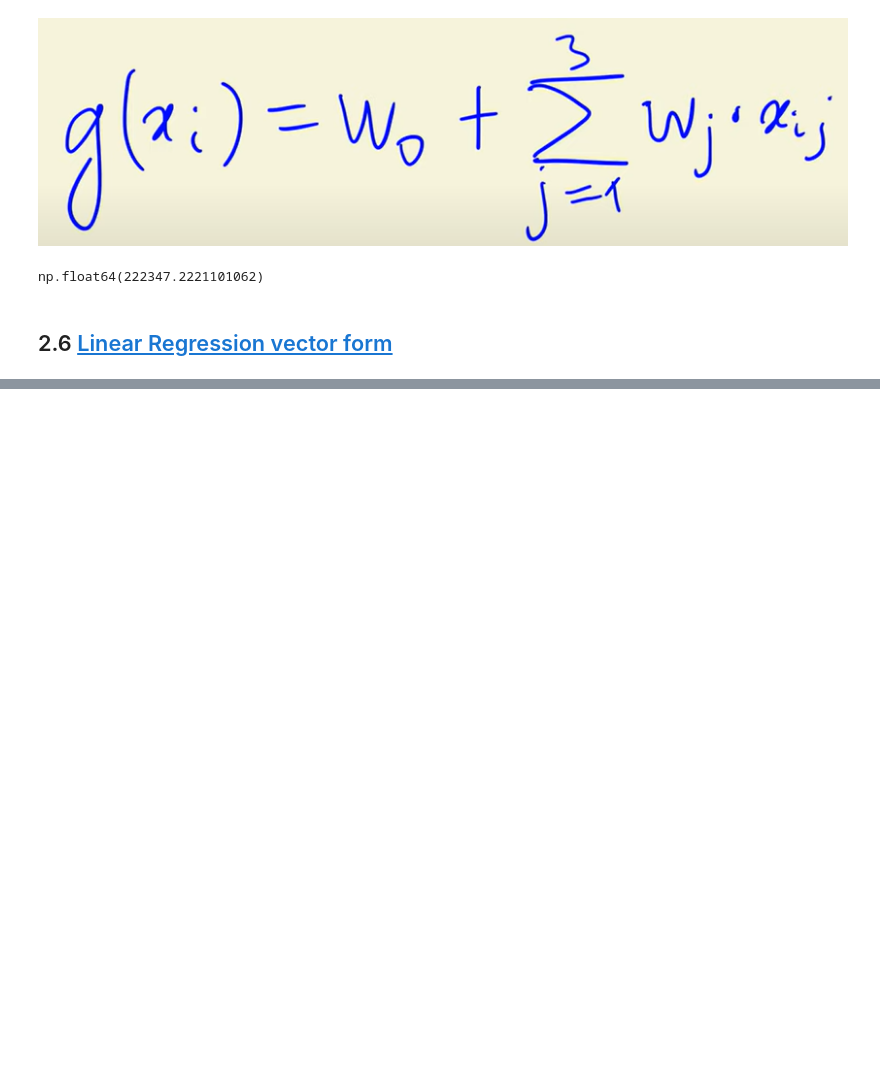
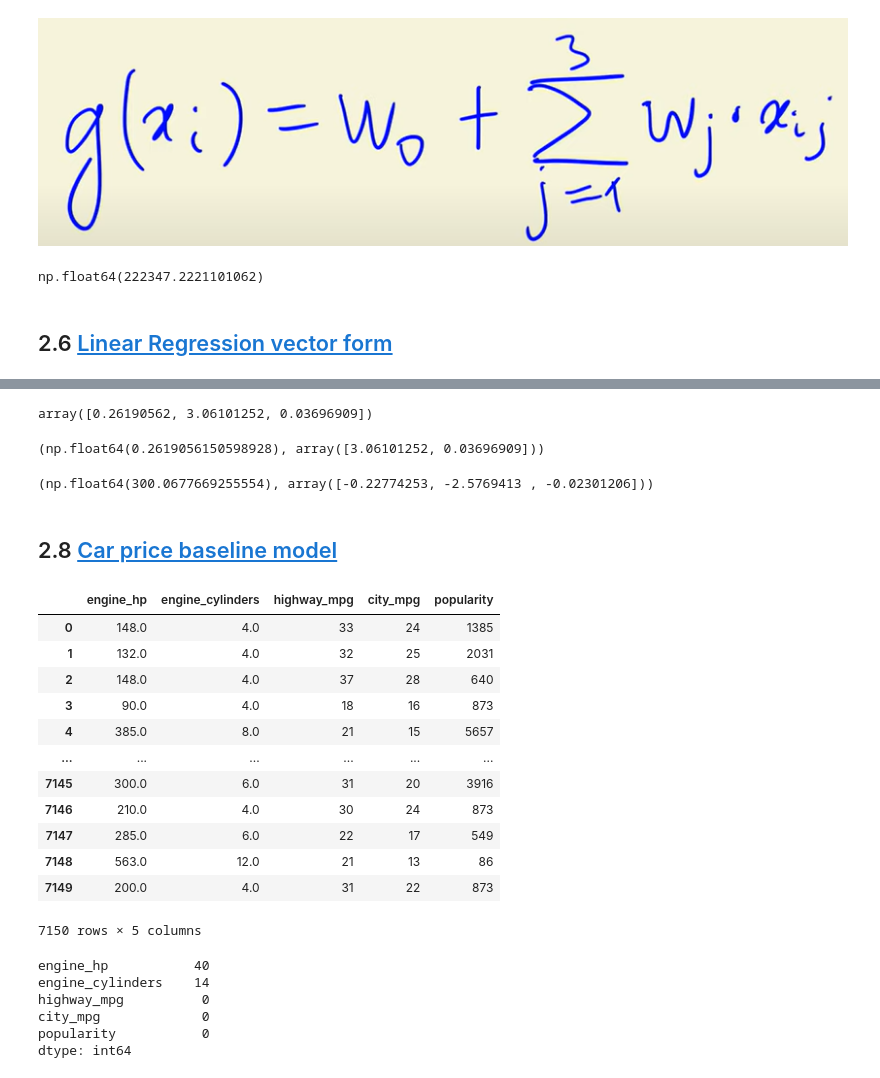
Before and after one commit to MarcioConstancio/ML_Zoomcamp_2025, a Jupyter notebook: Module02/Module02.ipynb, the cells around one changed output, grey strips where cells are left out. Drawn from its saved outputs; the diff is of its cells as text; code cells hidden in the pictures; blank space fills up the shorter version.

```diff
--- a/Module02/Module02.ipynb
+++ b/Module02/Module02.ipynb
@@ -310,0 +385,12 @@ np.float64(222347.2221101062)
+# %%
+w_full = XTX_inv.dot(X.T).dot(y)
+w_full
+# %% [output]
+array([0.26190562, 3.06101252, 0.03696909])
+# %%
+w0 = w_full[0]
+w = w_full[1:]
+
+w0, w
+# %% [output]
+(np.float64(0.2619056150598928), array([3.06101252, 0.03696909]))
@@ -310,0 +407,24 @@ np.float64(222347.2221101062)
+# %%
+train_linear_regression(X,y)
+# %% [output]
+(np.float64(300.0677669255554), array([-0.22774253, -2.5769413 , -0.02301206]))
+# %% [markdown]
+## 2.8 [Car price baseline model](https://youtu.be/SvPpMMYtYbU?si=9X7aCDI57O8FKFbA)
+# %%
+base = ['engine_hp','engine_cylinders','highway_mpg','city_mpg','popularity']
+
+df_train[base]
+# %% [output]
+|  | engine_hp | engine_cylinders | highway_mpg | city_mpg | popularity |
+| 0 | 148.0 | 4.0 | 33 | 24 | 1385 |
+| 1 | 132.0 | 4.0 | 32 | 25 | 2031 |
+| 2 | 148.0 | 4.0 | 37 | 28 | 640 |
+| 3 | 90.0 | 4.0 | 18 | 16 | 873 |
+| 4 | 385.0 | 8.0 | 21 | 15 | 5657 |
+| ... | ... | ... | ... | ... | ... |
+| 7145 | 300.0 | 6.0 | 31 | 20 | 3916 |
+| 7146 | 210.0 | 4.0 | 30 | 24 | 873 |
+| 7147 | 285.0 | 6.0 | 22 | 17 | 549 |
+| 7148 | 563.0 | 12.0 | 21 | 13 | 86 |
+| 7149 | 200.0 | 4.0 | 31 | 22 | 873 |
+7150 rows × 5 columns
@@ -310,0 +435,9 @@ np.float64(222347.2221101062)
+# %%
+ df_train[base].isna().sum()
+# %% [output]
+engine_hp           40
+engine_cylinders    14
+highway_mpg          0
+city_mpg             0
+popularity           0
+dtype: int64
```
Also changed, not shown: parts of 57 cells of this notebook, 1 other file.
